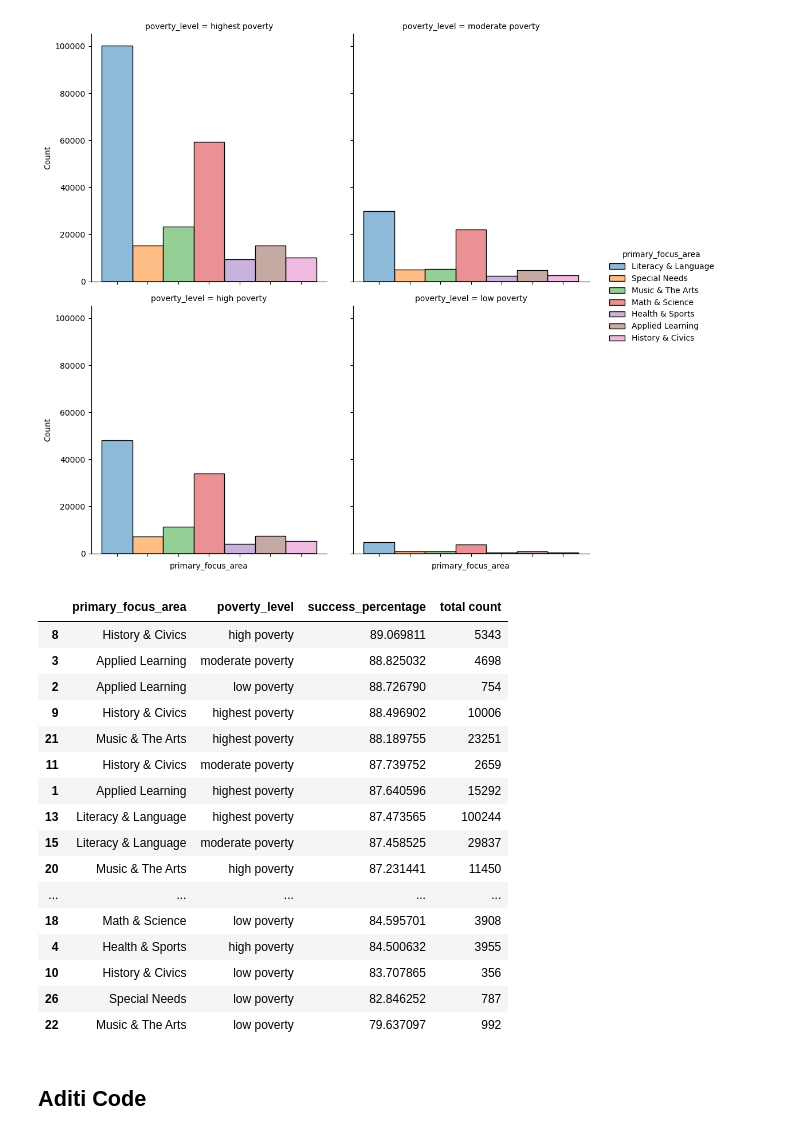
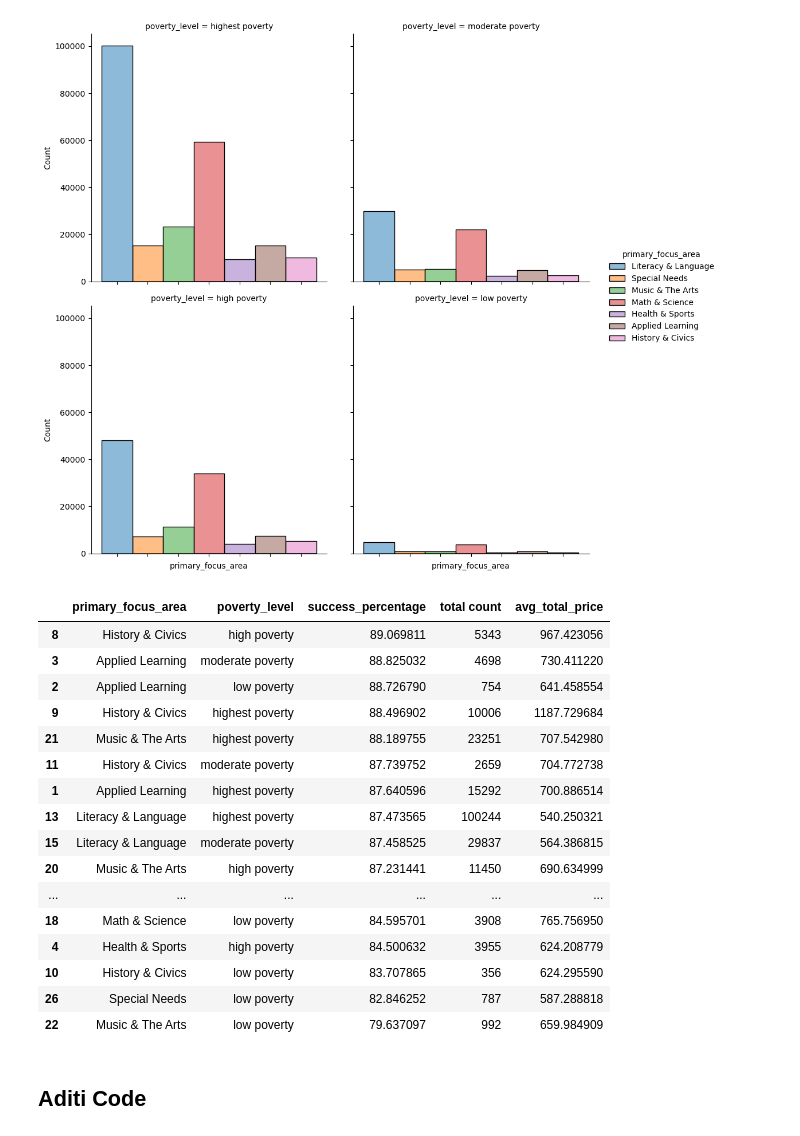
Before and after one commit to wallychang88/pythonforbusiness, a Jupyter notebook: Project_starterFile.ipynb, the cells around one changed output. Saved outputs shown, nothing was run; the diff lists cells and outputs as text; code cells hidden in the pictures.

Commit message:
added avg_total_price to wally table

```diff
--- a/Project_starterFile.ipynb
+++ b/Project_starterFile.ipynb
@@ -165,33 +165,35 @@ plt.show()
 # %%
 # Calculate percentage of successful funding completions for each category
 success_percentages = combined_df.groupby(['primary_focus_area', 'poverty_level'])['funding_status'] \
     .apply(lambda x: (x == 'completed').mean() * 100) \
     .reset_index(name='success_percentage')
 
 # Add a column with the count of each focus area within each poverty level
 success_percentages['total count'] = combined_df.groupby(['primary_focus_area', 'poverty_level']).size().reset_index(name='count')['count']
 
+success_percentages['avg_total_price'] = combined_df.groupby(['primary_focus_area', 'poverty_level'])['total_price_excluding_optional_support'].mean().values
+
 success_percentages = success_percentages.sort_values('success_percentage', ascending=False)
 
 success_percentages
 # %% [output]
-|  | primary_focus_area | poverty_level | success_percentage | total count |
-| 8 | History & Civics | high poverty | 89.069811 | 5343 |
-| 3 | Applied Learning | moderate poverty | 88.825032 | 4698 |
-| 2 | Applied Learning | low poverty | 88.726790 | 754 |
-| 9 | History & Civics | highest poverty | 88.496902 | 10006 |
-| 21 | Music & The Arts | highest poverty | 88.189755 | 23251 |
-| 11 | History & Civics | moderate poverty | 87.739752 | 2659 |
-| 1 | Applied Learning | highest poverty | 87.640596 | 15292 |
-| 13 | Literacy & Language | highest poverty | 87.473565 | 100244 |
-| 15 | Literacy & Language | moderate poverty | 87.458525 | 29837 |
-| 20 | Music & The Arts | high poverty | 87.231441 | 11450 |
-| ... | ... | ... | ... | ... |
-| 18 | Math & Science | low poverty | 84.595701 | 3908 |
-| 4 | Health & Sports | high poverty | 84.500632 | 3955 |
-| 10 | History & Civics | low poverty | 83.707865 | 356 |
-| 26 | Special Needs | low poverty | 82.846252 | 787 |
-| 22 | Music & The Arts | low poverty | 79.637097 | 992 |
+|  | primary_focus_area | poverty_level | success_percentage | total count | avg_total_price |
+| 8 | History & Civics | high poverty | 89.069811 | 5343 | 967.423056 |
+| 3 | Applied Learning | moderate poverty | 88.825032 | 4698 | 730.411220 |
+| 2 | Applied Learning | low poverty | 88.726790 | 754 | 641.458554 |
+| 9 | History & Civics | highest poverty | 88.496902 | 10006 | 1187.729684 |
+| 21 | Music & The Arts | highest poverty | 88.189755 | 23251 | 707.542980 |
+| 11 | History & Civics | moderate poverty | 87.739752 | 2659 | 704.772738 |
+| 1 | Applied Learning | highest poverty | 87.640596 | 15292 | 700.886514 |
+| 13 | Literacy & Language | highest poverty | 87.473565 | 100244 | 540.250321 |
+| 15 | Literacy & Language | moderate poverty | 87.458525 | 29837 | 564.386815 |
+| 20 | Music & The Arts | high poverty | 87.231441 | 11450 | 690.634999 |
+| ... | ... | ... | ... | ... | ... |
+| 18 | Math & Science | low poverty | 84.595701 | 3908 | 765.756950 |
+| 4 | Health & Sports | high poverty | 84.500632 | 3955 | 624.208779 |
+| 10 | History & Civics | low poverty | 83.707865 | 356 | 624.295590 |
+| 26 | Special Needs | low poverty | 82.846252 | 787 | 587.288818 |
+| 22 | Music & The Arts | low poverty | 79.637097 | 992 | 659.984909 |
 # %% [markdown]
 ## Aditi Code
 # %% [markdown]
```
